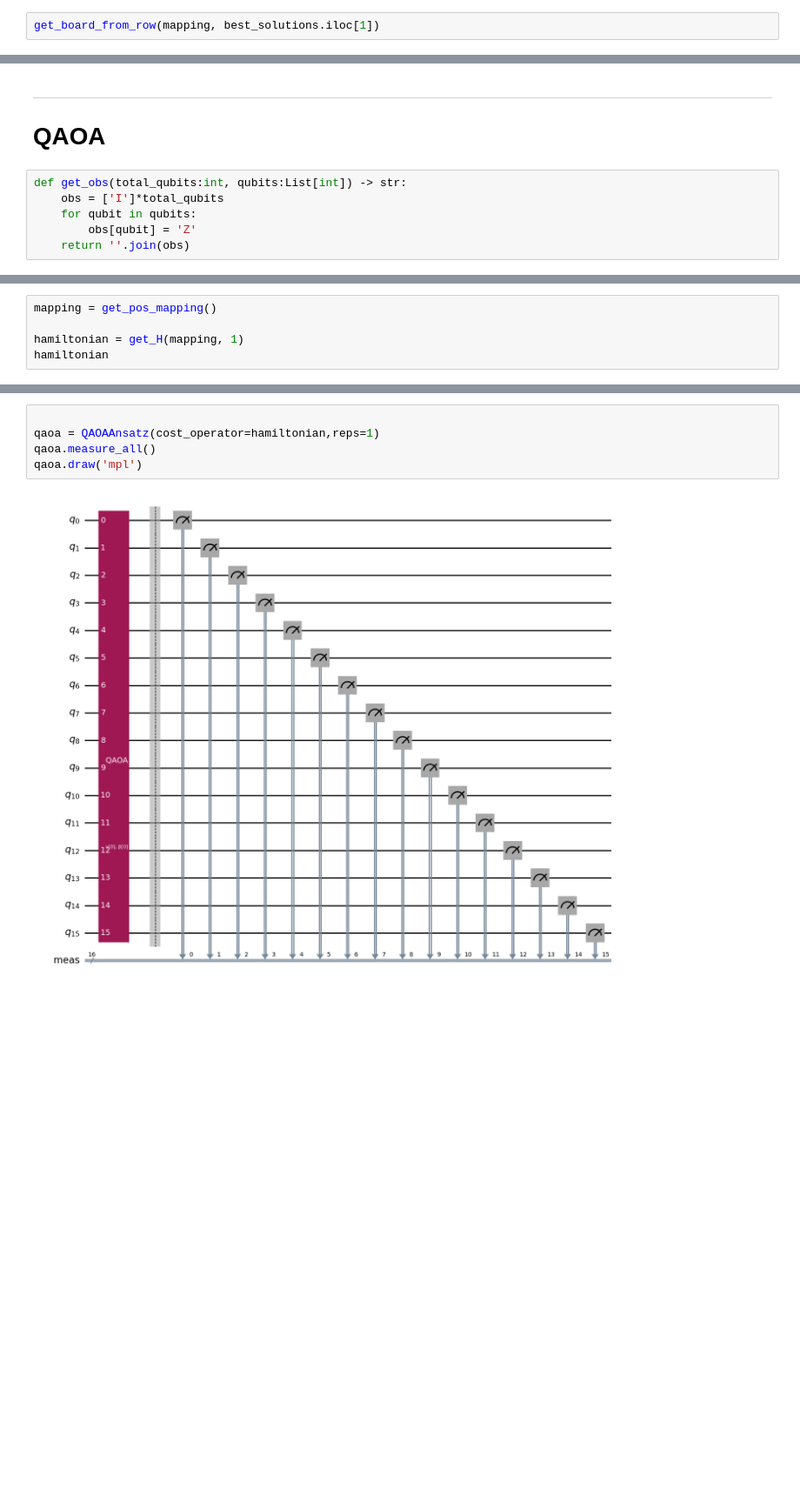
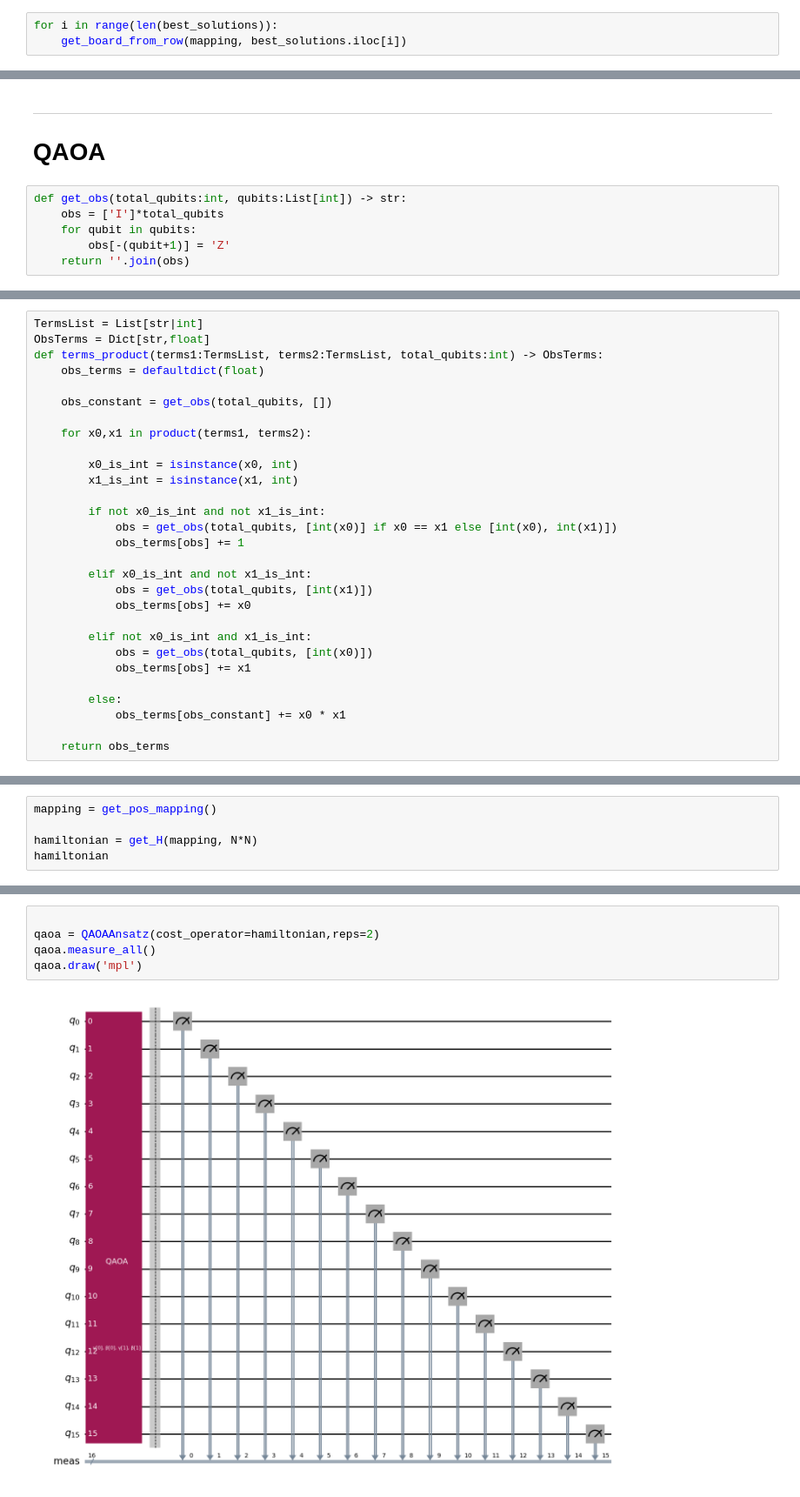
Before and after one commit to Dpbm/qnqueens, a Jupyter notebook: solver.ipynb, the cells around one changed output, grey strips where cells are left out. Shown at 87% size. Saved outputs shown, nothing was run; the diff lists cells and outputs as text; blank space fills up the shorter version.

Commit message:
fixing qaoa

```diff
--- a/solver.ipynb
+++ b/solver.ipynb
@@ -160,5 +152,6 @@ def get_board_from_row(mapping:Mapping, row:pd.Series):
     plt.pcolormesh(matrix,edgecolors="k",linewidth=2)
     plt.show()
 # %%
-get_board_from_row(mapping, best_solutions.iloc[1])
+for i in range(len(best_solutions)):
+    get_board_from_row(mapping, best_solutions.iloc[i])
 # %% [output]
@@ -171,7 +165,7 @@ get_board_from_row(mapping, best_solutions.iloc[1])
 def get_obs(total_qubits:int, qubits:List[int]) -> str:
     obs = ['I']*total_qubits
     for qubit in qubits:
-        obs[qubit] = 'Z'
+        obs[-(qubit+1)] = 'Z'
     return ''.join(obs)
 # %%
 Params = List[float]
@@ -192,2 +186,31 @@ def cost_func(params:Params, ansatz:QuantumCircuit, hamiltonian:SparsePauliOp, e
+# %%
+TermsList = List[str|int]
+ObsTerms = Dict[str,float]
+def terms_product(terms1:TermsList, terms2:TermsList, total_qubits:int) -> ObsTerms:
+    obs_terms = defaultdict(float)
+
+    obs_constant = get_obs(total_qubits, [])
+
+    for x0,x1 in product(terms1, terms2):
+
+        x0_is_int = isinstance(x0, int)
+        x1_is_int = isinstance(x1, int)
+
+        if not x0_is_int and not x1_is_int:
+            obs = get_obs(total_qubits, [int(x0)] if x0 == x1 else [int(x0), int(x1)])
+            obs_terms[obs] += 1
+
+        elif x0_is_int and not x1_is_int:
+            obs = get_obs(total_qubits, [int(x1)])
+            obs_terms[obs] += x0
+
+        elif not x0_is_int and x1_is_int:
+            obs = get_obs(total_qubits, [int(x0)])
+            obs_terms[obs] += x1
+
+        else:
+            obs_terms[obs_constant] += x0 * x1
+
+    return obs_terms
 # %%
 def get_H(mapping:Mapping, P:int) -> SparsePauliOp:
@@ -284,6 +260,6 @@ def get_H(mapping:Mapping, P:int) -> SparsePauliOp:
 # %%
 mapping = get_pos_mapping()
 
-hamiltonian = get_H(mapping, 1)
+hamiltonian = get_H(mapping, N*N)
 hamiltonian
 # %% [output]
@@ -307,7 +283,7 @@ SparsePauliOp(['IIIIIIIIIIIIIIII', 'ZZIIIIIIIIIIIIII', 'ZIIIIIIIIIIIIIII', 'IZII
 # %%
 
-qaoa = QAOAAnsatz(cost_operator=hamiltonian,reps=1)
+qaoa = QAOAAnsatz(cost_operator=hamiltonian,reps=2)
 qaoa.measure_all()
 qaoa.draw('mpl')
 # %% [output]
-[figure, old version]
+[figure, new version]
```
Also changed, not shown: parts of 13 cells of this notebook, 1 other file.
